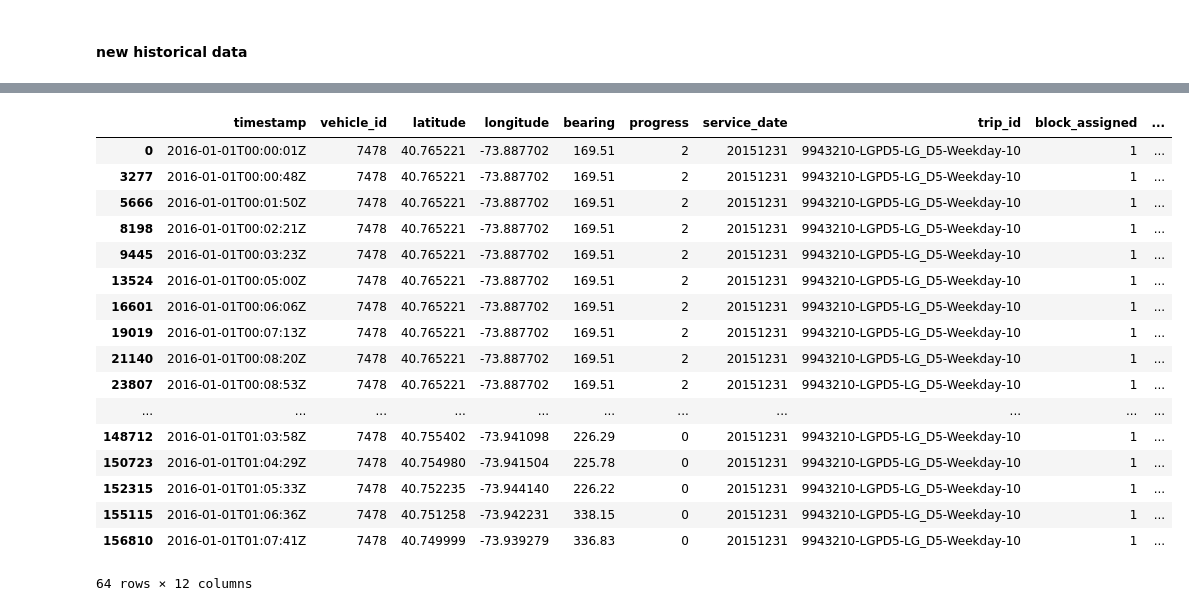
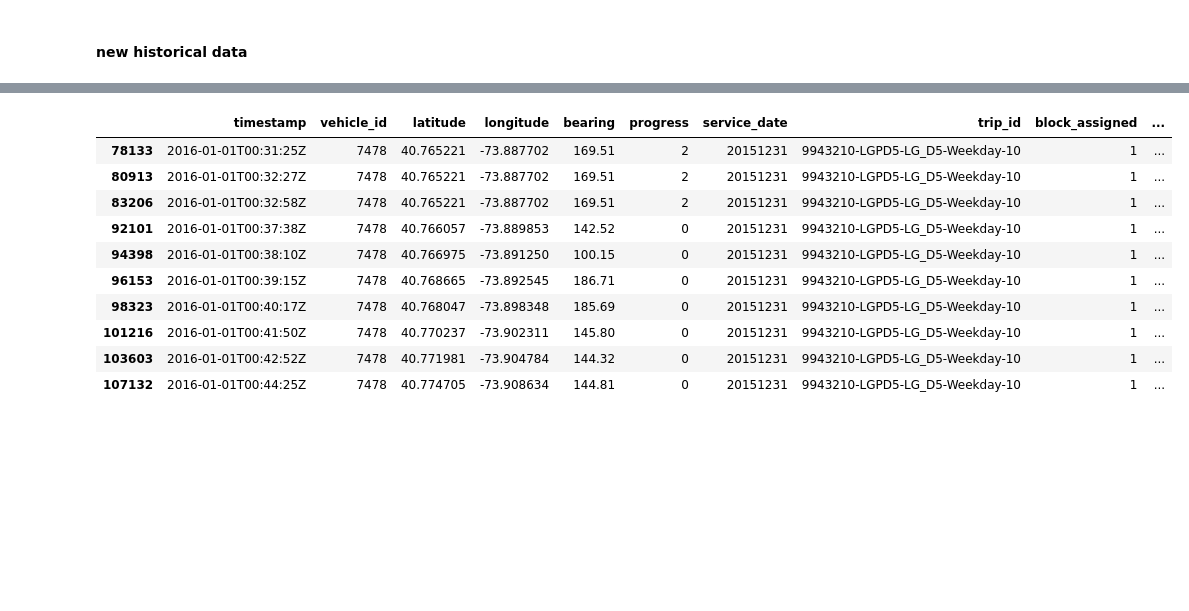
Before and after one commit to JoshuaW1990/bus_arrival_prediction, a Jupyter notebook: code/project_data_prep.ipynb, the cells around one changed output, grey strips where cells are left out. Saved outputs shown, nothing was run; the diff lists cells and outputs as text; code cells hidden in the pictures; blank space fills up the shorter version.

```diff
--- a/code/project_data_prep.ipynb
+++ b/code/project_data_prep.ipynb
@@ -134,21 +142,14 @@ test = df[df.trip_id == '9943210-LGPD5-LG_D5-Weekday-10']
-# %%
-test[test.dist_along_route > 1.0]
-# %% [output]
-|  | timestamp | vehicle_id | latitude | longitude | bearing | progress | service_date | trip_id | block_assigned | ... |
-| 0 | 2016-01-01T00:00:01Z | 7478 | 40.765221 | -73.887702 | 169.51 | 2 | 20151231 | 9943210-LGPD5-LG_D5-Weekday-10 | 1 | ... |
-| 3277 | 2016-01-01T00:00:48Z | 7478 | 40.765221 | -73.887702 | 169.51 | 2 | 20151231 | 9943210-LGPD5-LG_D5-Weekday-10 | 1 | ... |
-| 5666 | 2016-01-01T00:01:50Z | 7478 | 40.765221 | -73.887702 | 169.51 | 2 | 20151231 | 9943210-LGPD5-LG_D5-Weekday-10 | 1 | ... |
-| 8198 | 2016-01-01T00:02:21Z | 7478 | 40.765221 | -73.887702 | 169.51 | 2 | 20151231 | 9943210-LGPD5-LG_D5-Weekday-10 | 1 | ... |
-| 9445 | 2016-01-01T00:03:23Z | 7478 | 40.765221 | -73.887702 | 169.51 | 2 | 20151231 | 9943210-LGPD5-LG_D5-Weekday-10 | 1 | ... |
-| 13524 | 2016-01-01T00:05:00Z | 7478 | 40.765221 | -73.887702 | 169.51 | 2 | 20151231 | 9943210-LGPD5-LG_D5-Weekday-10 | 1 | ... |
-| 16601 | 2016-01-01T00:06:06Z | 7478 | 40.765221 | -73.887702 | 169.51 | 2 | 20151231 | 9943210-LGPD5-LG_D5-Weekday-10 | 1 | ... |
-| 19019 | 2016-01-01T00:07:13Z | 7478 | 40.765221 | -73.887702 | 169.51 | 2 | 20151231 | 9943210-LGPD5-LG_D5-Weekday-10 | 1 | ... |
-| 21140 | 2016-01-01T00:08:20Z | 7478 | 40.765221 | -73.887702 | 169.51 | 2 | 20151231 | 9943210-LGPD5-LG_D5-Weekday-10 | 1 | ... |
-| 23807 | 2016-01-01T00:08:53Z | 7478 | 40.765221 | -73.887702 | 169.51 | 2 | 20151231 | 9943210-LGPD5-LG_D5-Weekday-10 | 1 | ... |
-| ... | ... | ... | ... | ... | ... | ... | ... | ... | ... | ... |
-| 148712 | 2016-01-01T01:03:58Z | 7478 | 40.755402 | -73.941098 | 226.29 | 0 | 20151231 | 9943210-LGPD5-LG_D5-Weekday-10 | 1 | ... |
-| 150723 | 2016-01-01T01:04:29Z | 7478 | 40.754980 | -73.941504 | 225.78 | 0 | 20151231 | 9943210-LGPD5-LG_D5-Weekday-10 | 1 | ... |
-| 152315 | 2016-01-01T01:05:33Z | 7478 | 40.752235 | -73.944140 | 226.22 | 0 | 20151231 | 9943210-LGPD5-LG_D5-Weekday-10 | 1 | ... |
-| 155115 | 2016-01-01T01:06:36Z | 7478 | 40.751258 | -73.942231 | 338.15 | 0 | 20151231 | 9943210-LGPD5-LG_D5-Weekday-10 | 1 | ... |
-| 156810 | 2016-01-01T01:07:41Z | 7478 | 40.749999 | -73.939279 | 336.83 | 0 | 20151231 | 9943210-LGPD5-LG_D5-Weekday-10 | 1 | ... |
-64 rows × 12 columns
+# %%
+test[30:40]
+# %% [output]
+|  | timestamp | vehicle_id | latitude | longitude | bearing | progress | service_date | trip_id | block_assigned | ... |
+| 78133 | 2016-01-01T00:31:25Z | 7478 | 40.765221 | -73.887702 | 169.51 | 2 | 20151231 | 9943210-LGPD5-LG_D5-Weekday-10 | 1 | ... |
+| 80913 | 2016-01-01T00:32:27Z | 7478 | 40.765221 | -73.887702 | 169.51 | 2 | 20151231 | 9943210-LGPD5-LG_D5-Weekday-10 | 1 | ... |
+| 83206 | 2016-01-01T00:32:58Z | 7478 | 40.765221 | -73.887702 | 169.51 | 2 | 20151231 | 9943210-LGPD5-LG_D5-Weekday-10 | 1 | ... |
+| 92101 | 2016-01-01T00:37:38Z | 7478 | 40.766057 | -73.889853 | 142.52 | 0 | 20151231 | 9943210-LGPD5-LG_D5-Weekday-10 | 1 | ... |
+| 94398 | 2016-01-01T00:38:10Z | 7478 | 40.766975 | -73.891250 | 100.15 | 0 | 20151231 | 9943210-LGPD5-LG_D5-Weekday-10 | 1 | ... |
+| 96153 | 2016-01-01T00:39:15Z | 7478 | 40.768665 | -73.892545 | 186.71 | 0 | 20151231 | 9943210-LGPD5-LG_D5-Weekday-10 | 1 | ... |
+| 98323 | 2016-01-01T00:40:17Z | 7478 | 40.768047 | -73.898348 | 185.69 | 0 | 20151231 | 9943210-LGPD5-LG_D5-Weekday-10 | 1 | ... |
+| 101216 | 2016-01-01T00:41:50Z | 7478 | 40.770237 | -73.902311 | 145.80 | 0 | 20151231 | 9943210-LGPD5-LG_D5-Weekday-10 | 1 | ... |
+| 103603 | 2016-01-01T00:42:52Z | 7478 | 40.771981 | -73.904784 | 144.32 | 0 | 20151231 | 9943210-LGPD5-LG_D5-Weekday-10 | 1 | ... |
+| 107132 | 2016-01-01T00:44:25Z | 7478 | 40.774705 | -73.908634 | 144.81 | 0 | 20151231 | 9943210-LGPD5-LG_D5-Weekday-10 | 1 | ... |
```
Also changed, not shown: parts of 18 cells of this notebook, 3 other files.
